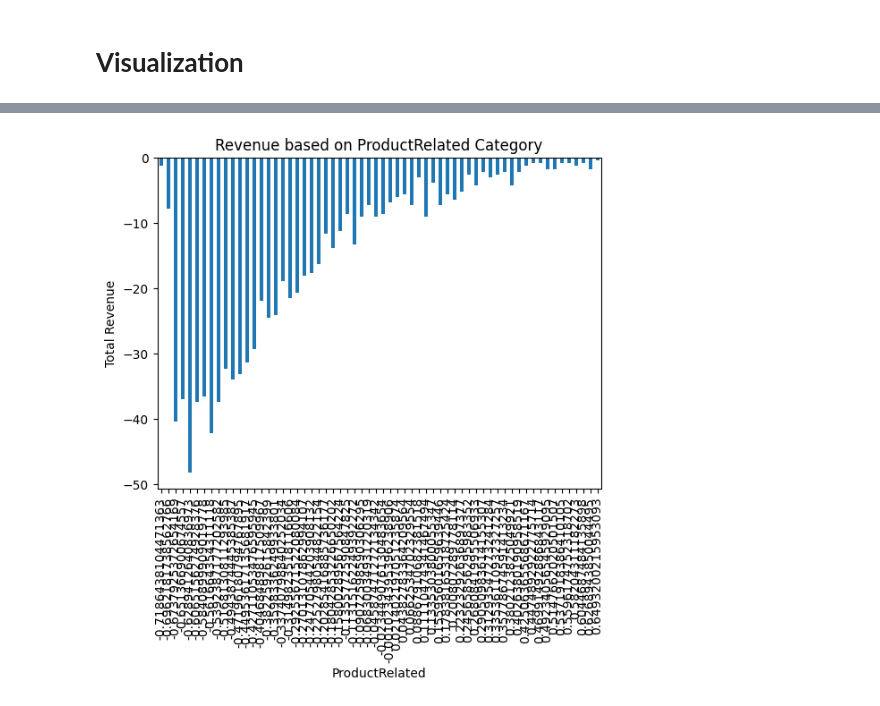
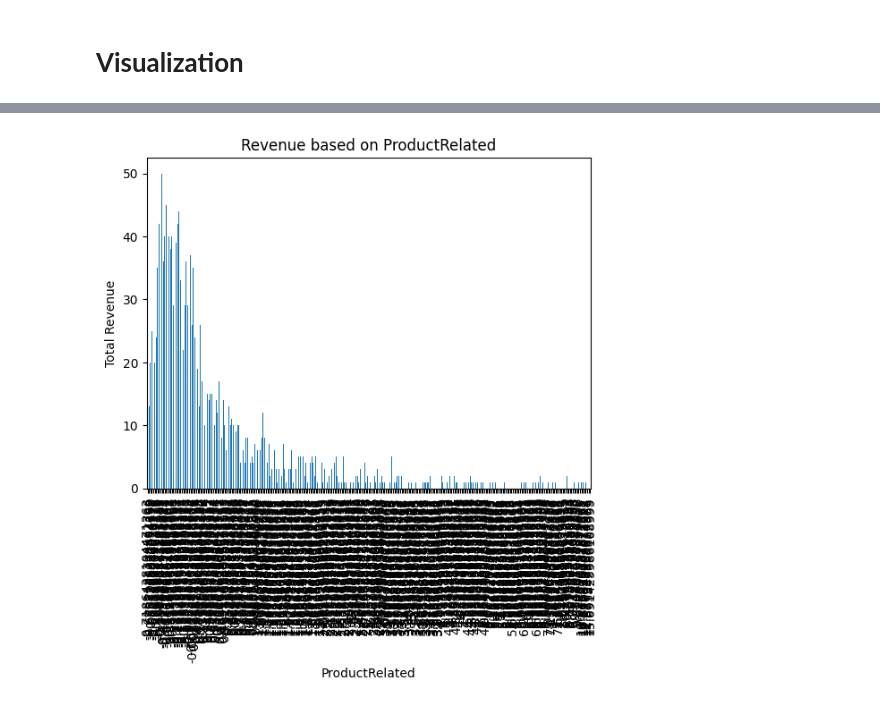
Before and after one commit to daurickroy/Entri-Elevate---Project, a Jupyter notebook: Online Shoppers Purchasing Intention.ipynb, the cells around one changed output, grey strips where cells are left out. Cells and saved outputs as stored; diff of their text form; code cells hidden in the pictures.

```diff
--- a/Online Shoppers Purchasing Intention.ipynb
+++ b/Online Shoppers Purchasing Intention.ipynb
@@ -95,13 +161,3 @@ plt.show()
 [figure]
 # %% [markdown]
 # **Encoding**
-# %%
-print(data.select_dtypes(include='object').columns)
-
-le = LabelEncoder()
-data['VisitorType'] = le.fit_transform(data['VisitorType'])
-data['Weekend'] = le.fit_transform(data['Weekend'])
-data['Revenue'] = le.fit_transform(data['Revenue'])
-
-
-data = pd.get_dummies(data, columns=['VisitorType'], drop_first=True)
@@ -129,10 +322,0 @@ data.head()
-# %%
-numeric_cols = data.select_dtypes(include=[np.number]).columns.tolist()
-
-for col in numeric_cols:
-    Q1 = data[col].quantile(0.25)
-    Q3 = data[col].quantile(0.75)
-    IQR = Q3 - Q1
-    lower = Q1 - 1.5 * IQR
-    upper = Q3 + 1.5 * IQR
-    data = data[(data[col] >= lower) & (data[col] <= upper)]
@@ -227,8 +350,8 @@ plt.show()
 # %%
 category_qty = data.groupby('ProductRelated')['Revenue'].sum()
 category_qty.plot(kind='bar')
-plt.title('Revenue based on ProductRelated Category')
+plt.title('Revenue based on ProductRelated')
 plt.ylabel('Total Revenue')
 plt.show()
 # %% [output]
-[figure, old version]
+[figure, new version]
```
Also changed, not shown: parts of 24 cells of this notebook.
